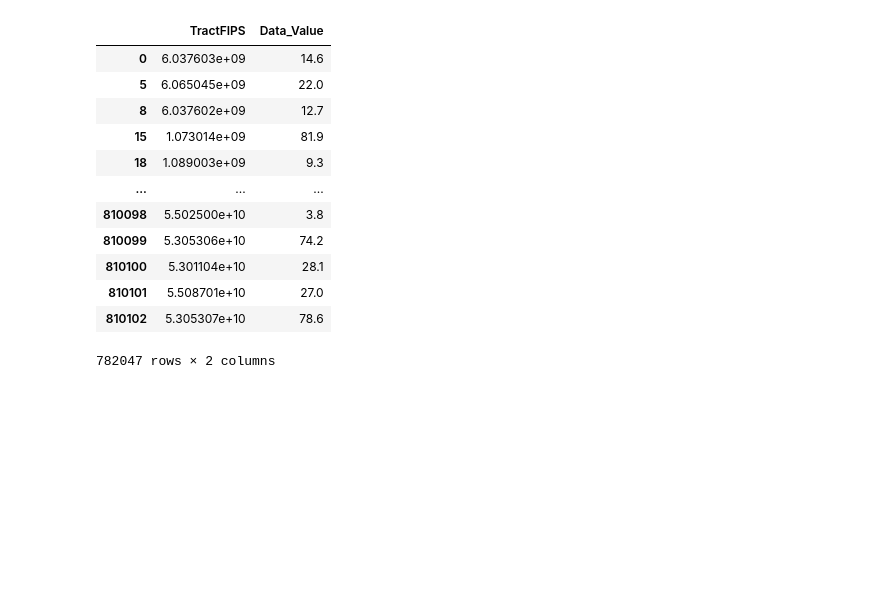
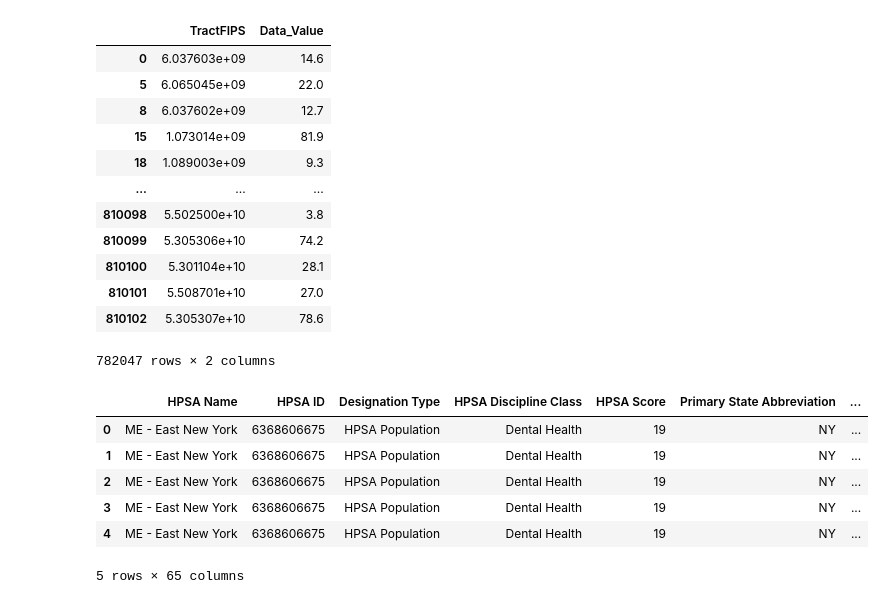
Before and after one commit to jonas060/SDOH, a Jupyter notebook: CSCI_8980_Project_GP.ipynb, the cells around one changed output. Saved outputs shown, nothing was run; the diff lists cells and outputs as text; code cells hidden in the pictures; blank space fills up the shorter version.

```diff
--- a/CSCI_8980_Project_GP.ipynb
+++ b/CSCI_8980_Project_GP.ipynb
@@ -88,3 +135,15 @@ ct_500_cities.loc[:, ['TractFIPS', 'Data_Value']]
 | 810101 | 5.508701e+10 | 27.0 |
 | 810102 | 5.305307e+10 | 78.6 |
 782047 rows × 2 columns
+# %%
+hpsa_pc_full = pd.read_csv("BCD_HPSA_FCT_DET_PC.csv") # Health Professional Shortage Area - Primary Care
+hpsa_dh_full = pd.read_csv("BCD_HPSA_FCT_DET_DH.csv") # Health Professional Shortage Area - Dental Health
+hpsa_dh_full.head()
+# %% [output]
+|  | HPSA Name | HPSA ID | Designation Type | HPSA Discipline Class | HPSA Score | Primary State Abbreviation | ... |
+| 0 | ME - East New York | 6368606675 | HPSA Population | Dental Health | 19 | NY | ... |
+| 1 | ME - East New York | 6368606675 | HPSA Population | Dental Health | 19 | NY | ... |
+| 2 | ME - East New York | 6368606675 | HPSA Population | Dental Health | 19 | NY | ... |
+| 3 | ME - East New York | 6368606675 | HPSA Population | Dental Health | 19 | NY | ... |
+| 4 | ME - East New York | 6368606675 | HPSA Population | Dental Health | 19 | NY | ... |
+5 rows × 65 columns
```
Also changed, not shown: parts of 23 cells of this notebook.
